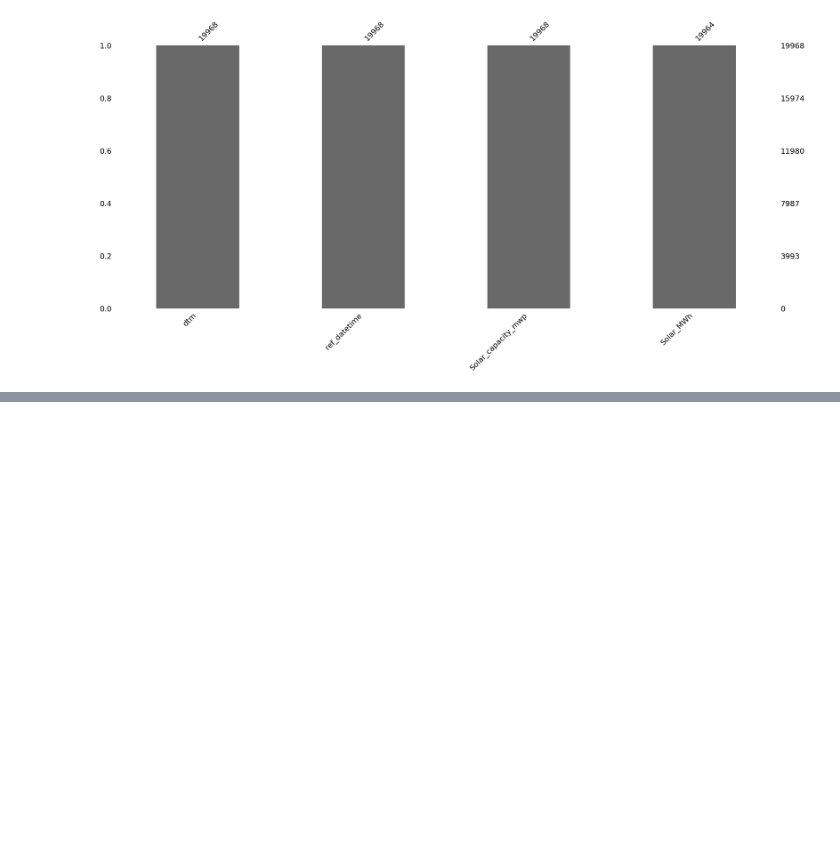
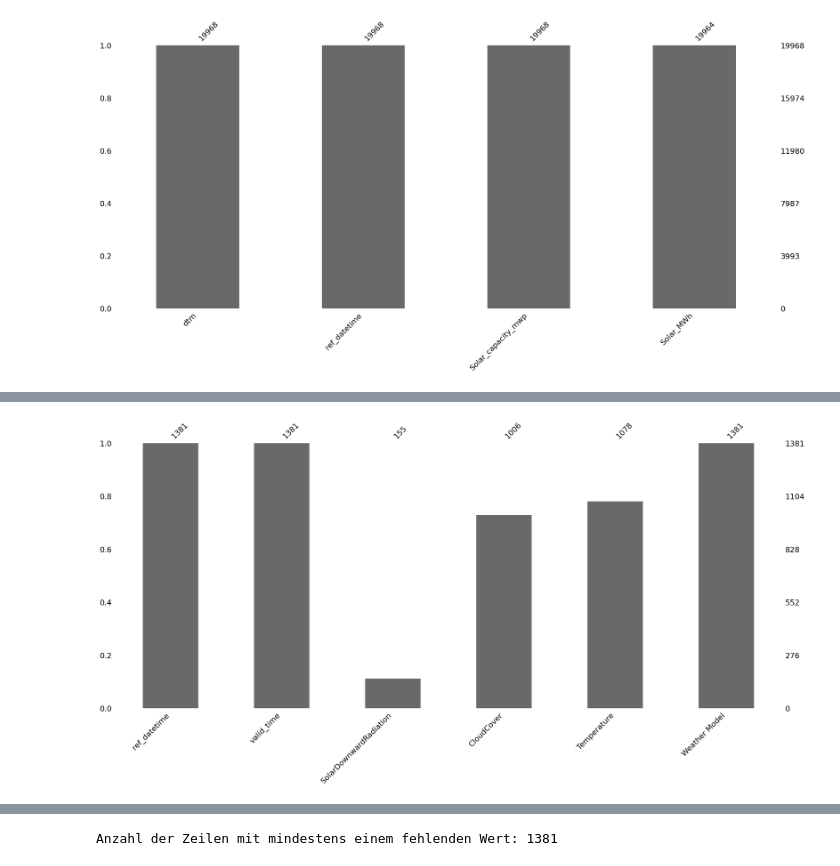
Before and after one commit to QMoWo/ML1-SolarForecasting_PowerRangers, a Jupyter notebook: Analyse_Training/test_jd.ipynb, the cells around one changed output, grey strips where cells are left out. Saved outputs shown, nothing was run; the diff lists cells and outputs as text; code cells hidden in the pictures; blank space fills up the shorter version.

```diff
--- a/Analyse_Training/test_jd.ipynb
+++ b/Analyse_Training/test_jd.ipynb
@@ -52,0 +59,10 @@ plt.show()
+# %%
+df1_mit_fehlenden_werten = df1[df1.isna().any(axis=1)]
+
+msno.bar(df1_mit_fehlenden_werten)
+plt.show()
+
+# Zeigt die ersten 5 Zeilen der gefilterten DataFrame an
+print(df1_mit_fehlenden_werten)
+# %% [output]
+[figure, added]
@@ -52,0 +86,11 @@ plt.show()
+# %%
+# Zeilen mit mindestens einem fehlenden Wert filtern
+df1_mit_fehlenden_werten = df1[df1.isna().any(axis=1)]
+
+# Anzahl der Zeilen mit fehlenden Werten
+anzahl_zeilen_mit_na = df1_mit_fehlenden_werten.shape[0]
+
+# Ausgabe der Anzahl
+print(f'Anzahl der Zeilen mit mindestens einem fehlenden Wert: {anzahl_zeilen_mit_na}')
+# %% [output]
+Anzahl der Zeilen mit mindestens einem fehlenden Wert: 1381
```
Also changed, not shown: parts of 2 cells of this notebook.
